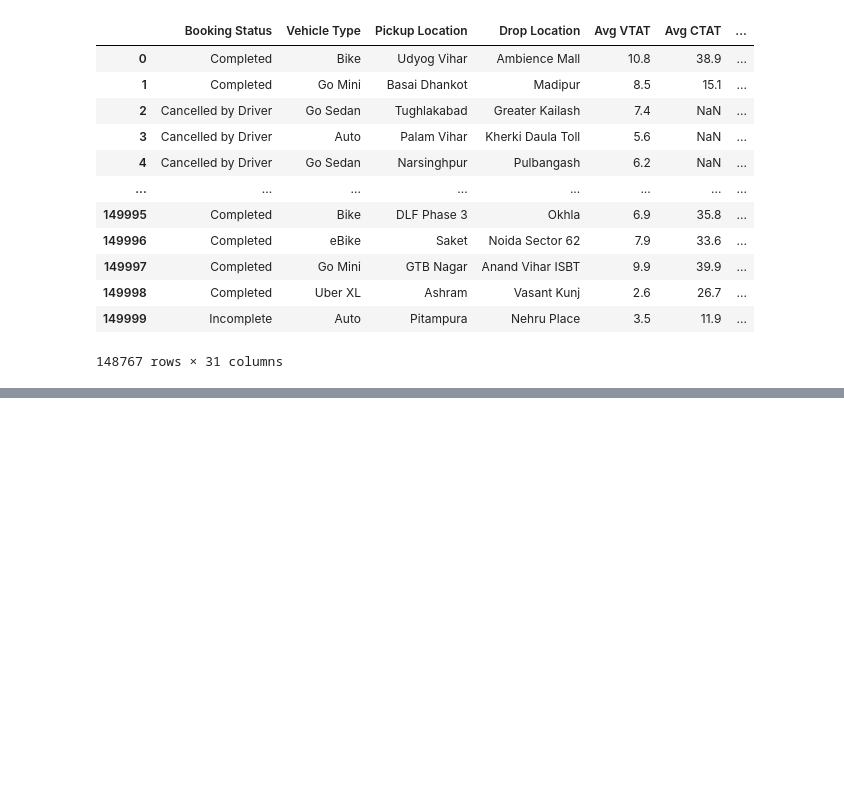
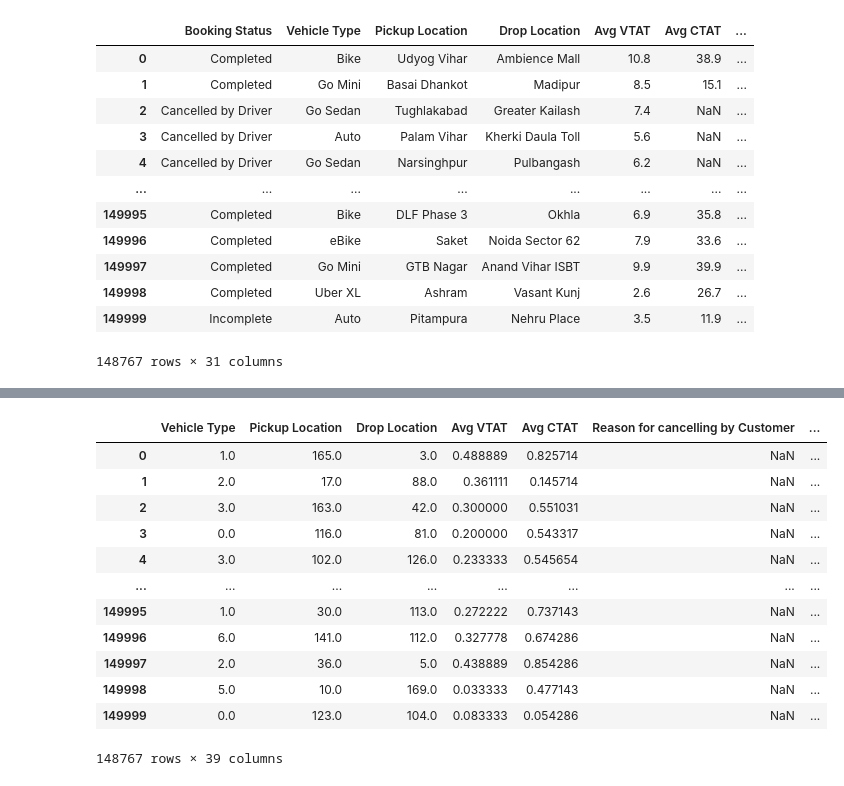
Before and after one commit to Zhiqiang03/CMSE-830-Project, a Jupyter notebook: preprocess.ipynb, the cells around one changed output, grey strips where cells are left out. Drawn from its saved outputs; the diff is of its cells as text; code cells hidden in the pictures; blank space fills up the shorter version.

```diff
--- a/preprocess.ipynb
+++ b/preprocess.ipynb
@@ -178,0 +215,45 @@ df.to_csv('./data/rides_with_weather.csv', index=False)
+# %%
+from sklearn.preprocessing import MinMaxScaler
+
+scale_col = [
+    'Avg VTAT','Avg CTAT','Booking Value','Ride Distance',
+    'Driver Ratings','Customer Rating',
+    'temp','feelslike','dew','humidity','windgust','windspeed',
+    'sealevelpressure','cloudcover','visibility',
+    'solarradiation','solarenergy','uvindex','severerisk'
+]
+
+df['hour_sin'] = np.sin(2*np.pi*df['hour']/24.0)
+df['hour_cos'] = np.cos(2*np.pi*df['hour']/24.0)
+df['minute_sin'] = np.sin(2*np.pi*df['minute']/60.0)
+df['minute_cos'] = np.cos(2*np.pi*df['minute']/60.0)
+df = df.drop(columns=['hour','minute'])
+
+rad = np.deg2rad(df['winddir'] % 360)
+df['winddir_sin'] = np.sin(rad)
+df['winddir_cos'] = np.cos(rad)
+df = df.drop(columns=['winddir'])
+
+scaler = MinMaxScaler()
+df[scale_col] = scaler.fit_transform(df[scale_col])
+# %%
+df[scale_col] = scaler.fit_transform(df[scale_col])
+df['Booking Value'] = df['Booking Value'].fillna(0)
+# %%
+df['is_cancelled'] = df[['Booking Status_Cancelled by Customer', 'Booking Status_Cancelled by Driver']].any(axis=1)
+# %%
+df
+# %% [output]
+|  | Vehicle Type | Pickup Location | Drop Location | Avg VTAT | Avg CTAT | Reason for cancelling by Customer | ... |
+| 0 | 1.0 | 165.0 | 3.0 | 0.488889 | 0.825714 | NaN | ... |
+| 1 | 2.0 | 17.0 | 88.0 | 0.361111 | 0.145714 | NaN | ... |
+| 2 | 3.0 | 163.0 | 42.0 | 0.300000 | 0.551031 | NaN | ... |
+| 3 | 0.0 | 116.0 | 81.0 | 0.200000 | 0.543317 | NaN | ... |
+| 4 | 3.0 | 102.0 | 126.0 | 0.233333 | 0.545654 | NaN | ... |
+| ... | ... | ... | ... | ... | ... | ... | ... |
+| 149995 | 1.0 | 30.0 | 113.0 | 0.272222 | 0.737143 | NaN | ... |
+| 149996 | 6.0 | 141.0 | 112.0 | 0.327778 | 0.674286 | NaN | ... |
+| 149997 | 2.0 | 36.0 | 5.0 | 0.438889 | 0.854286 | NaN | ... |
+| 149998 | 5.0 | 10.0 | 169.0 | 0.033333 | 0.477143 | NaN | ... |
+| 149999 | 0.0 | 123.0 | 104.0 | 0.083333 | 0.054286 | NaN | ... |
+148767 rows × 39 columns
```
Also changed, not shown: parts of 10 cells of this notebook, 5 other files.
